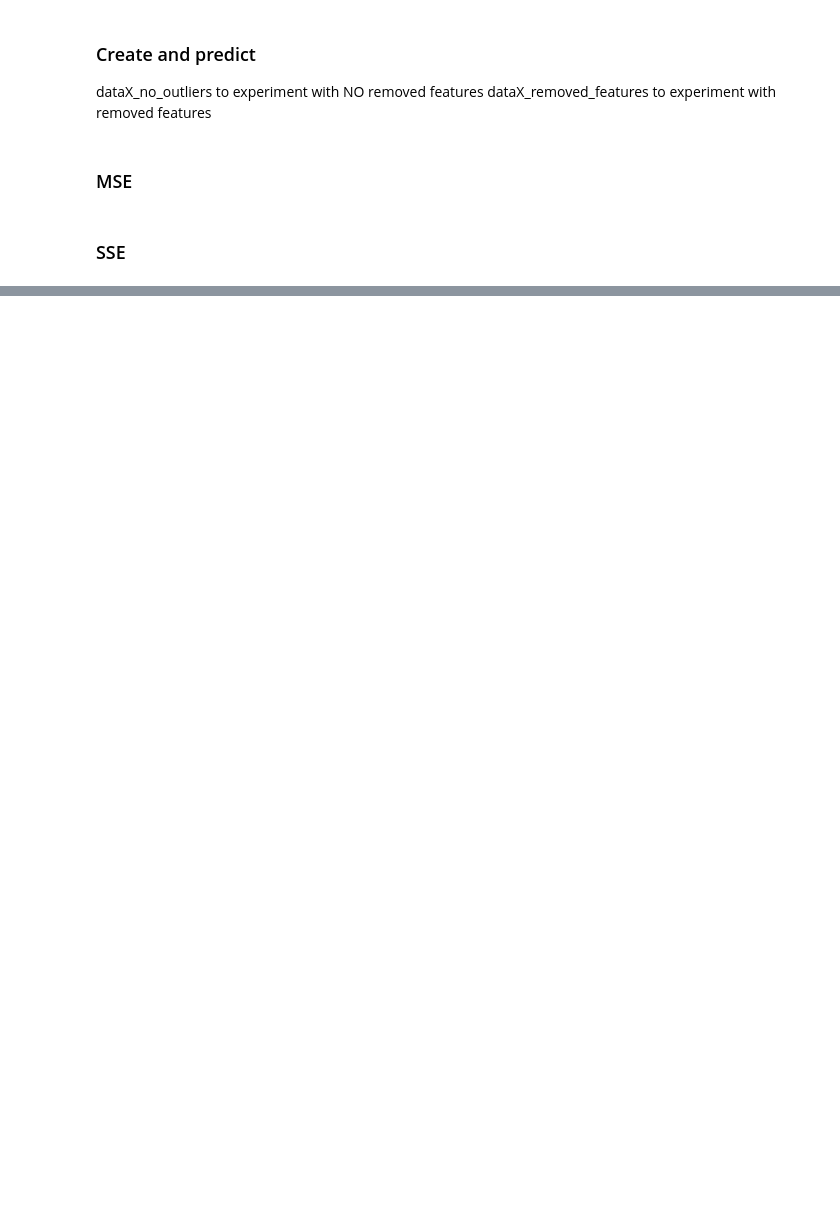
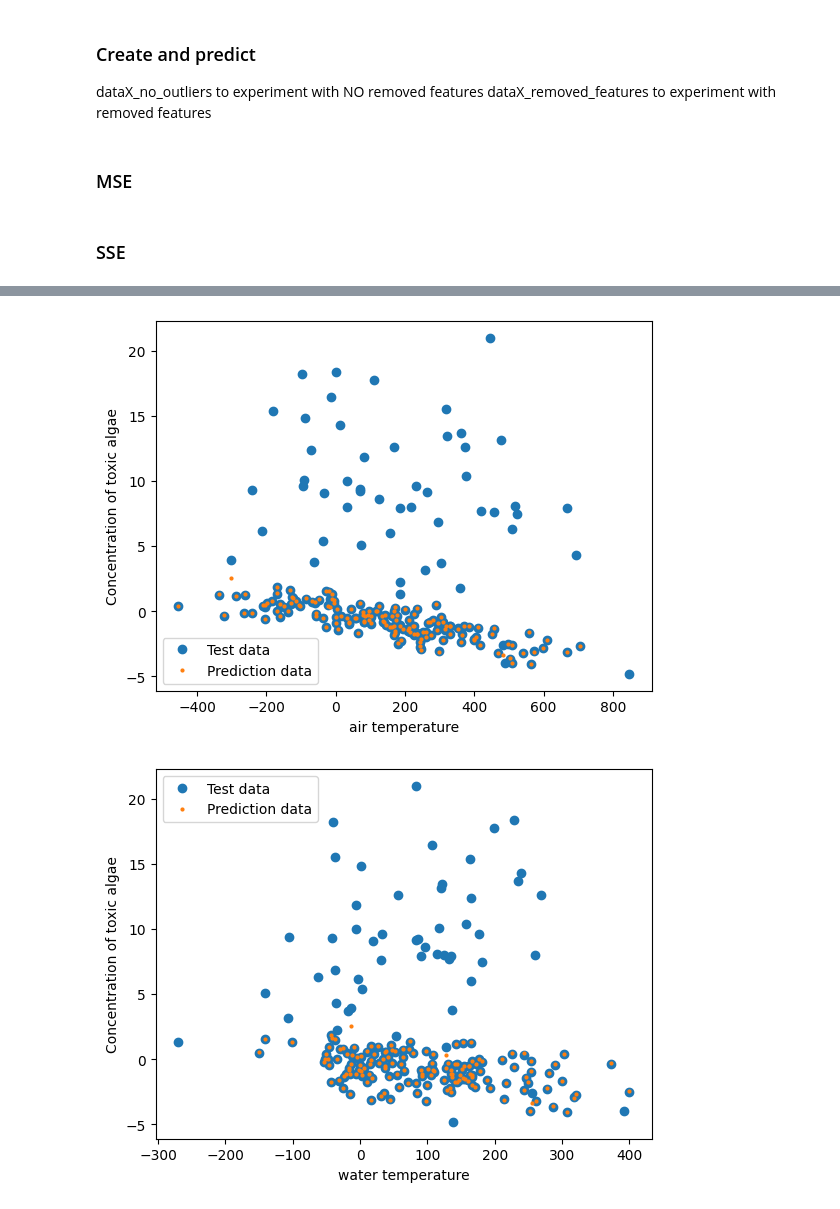
Before and after one commit to tomasmartins77/Machine_Learning_Lab, a Jupyter notebook: pergunta1_parte1/pergunta1_parte1.ipynb, the cells around one changed output, grey strips where cells are left out. Cells and saved outputs as stored; diff of their text form; code cells hidden in the pictures; blank space fills up the shorter version.

```diff
--- a/pergunta1_parte1/pergunta1_parte1.ipynb
+++ b/pergunta1_parte1/pergunta1_parte1.ipynb
@@ -209,0 +215,11 @@ SSE RANSACRegressor:  3.3802355639819335
+# %%
+for i in range(dataX_removed_features.shape[1]):
+    plot = plt.figure(i)
+    plt.plot(dataX[:,i], dataY, 'o')
+    plt.plot(dataX_no_outliers[:,i], predY_Ridge, 'o', markersize=2)
+    plt.xlabel(parameters[i])
+    plt.ylabel("Concentration of toxic algae")
+    plt.legend(["Test data", "Prediction data"])
+# %% [output]
+[figure, added]
+[figure, added]
```
Also changed, not shown: parts of 10 cells of this notebook.
